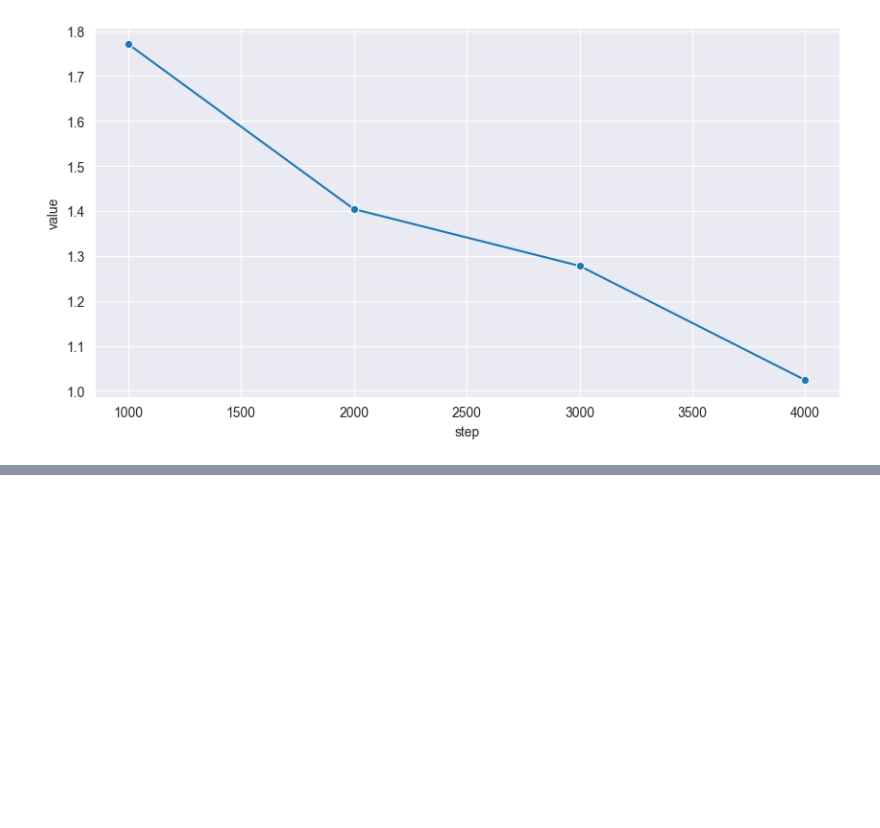
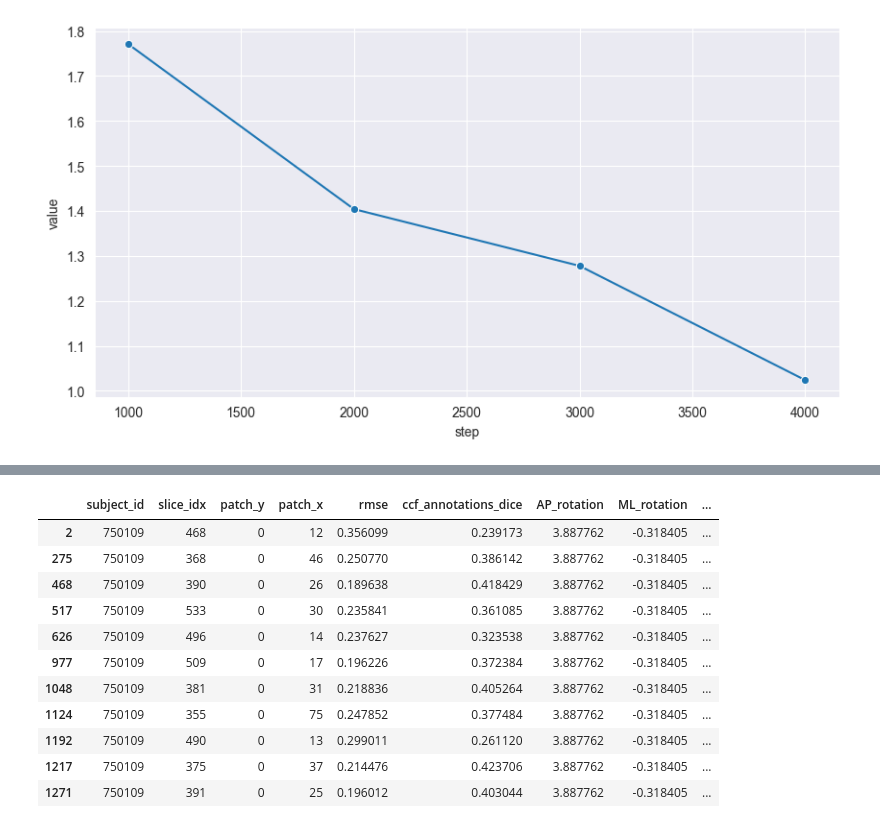
Before and after one commit to AllenInstitute/deep_ccf_registration, a Jupyter notebook: scripts/performance.ipynb, the cells around one changed output, grey strips where cells are left out. Cells and saved outputs as stored; diff of their text form; code cells hidden in the pictures; blank space fills up the shorter version.

```diff
--- a/scripts/performance.ipynb
+++ b/scripts/performance.ipynb
@@ -19,0 +58,15 @@ sns.lineplot(val_rmse, x='step', y='value', marker='o')
+# %%
+val[val['subject_id'] == '750109']
+# %% [output]
+|  | subject_id | slice_idx | patch_y | patch_x | rmse | ccf_annotations_dice | AP_rotation | ML_rotation | ... |
+| 2 | 750109 | 468 | 0 | 12 | 0.356099 | 0.239173 | 3.887762 | -0.318405 | ... |
+| 275 | 750109 | 368 | 0 | 46 | 0.250770 | 0.386142 | 3.887762 | -0.318405 | ... |
+| 468 | 750109 | 390 | 0 | 26 | 0.189638 | 0.418429 | 3.887762 | -0.318405 | ... |
+| 517 | 750109 | 533 | 0 | 30 | 0.235841 | 0.361085 | 3.887762 | -0.318405 | ... |
+| 626 | 750109 | 496 | 0 | 14 | 0.237627 | 0.323538 | 3.887762 | -0.318405 | ... |
+| 977 | 750109 | 509 | 0 | 17 | 0.196226 | 0.372384 | 3.887762 | -0.318405 | ... |
+| 1048 | 750109 | 381 | 0 | 31 | 0.218836 | 0.405264 | 3.887762 | -0.318405 | ... |
+| 1124 | 750109 | 355 | 0 | 75 | 0.247852 | 0.377484 | 3.887762 | -0.318405 | ... |
+| 1192 | 750109 | 490 | 0 | 13 | 0.299011 | 0.261120 | 3.887762 | -0.318405 | ... |
+| 1217 | 750109 | 375 | 0 | 37 | 0.214476 | 0.423706 | 3.887762 | -0.318405 | ... |
+| 1271 | 750109 | 391 | 0 | 25 | 0.196012 | 0.403044 | 3.887762 | -0.318405 | ... |
```
Also changed, not shown: parts of 2 cells of this notebook, 3 other files.
